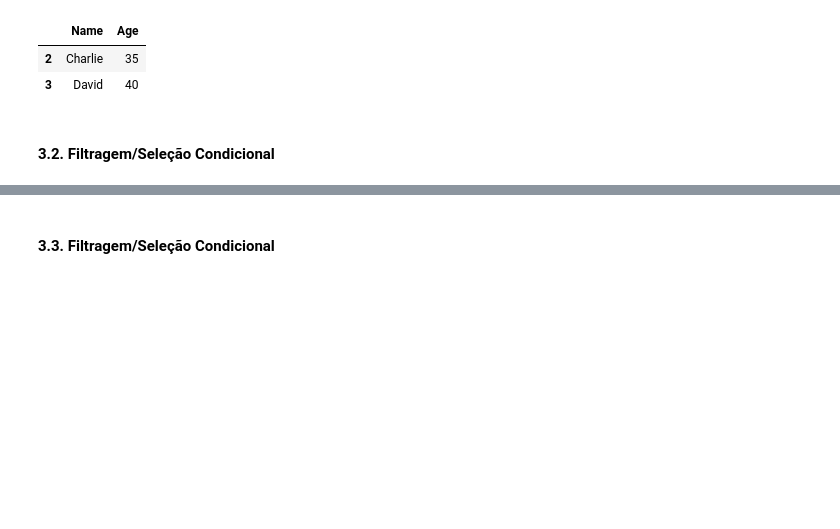
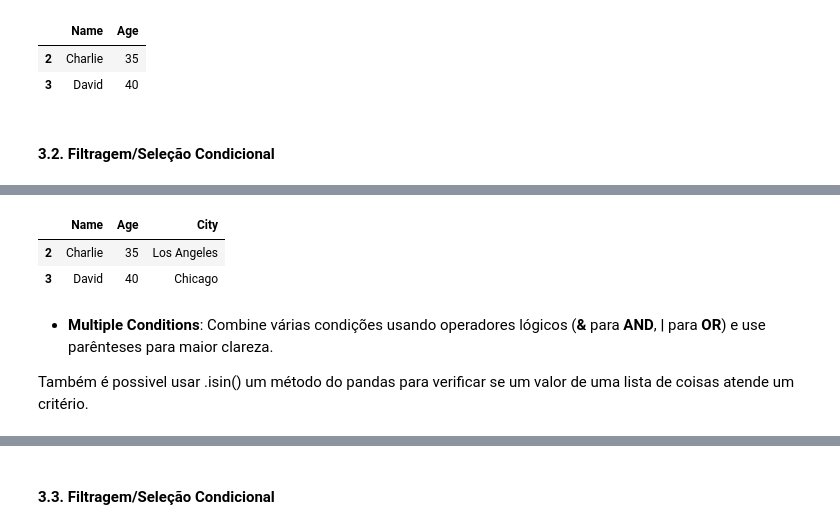
Before and after one commit to saulosgil/pandas_funcoes_basicas, a Jupyter notebook: pandas.ipynb, the cells around one changed output, grey strips where cells are left out. Drawn from its saved outputs; the diff is of its cells as text; code cells hidden in the pictures; blank space fills up the shorter version.

```diff
--- a/pandas.ipynb
+++ b/pandas.ipynb
@@ -388,0 +407,13 @@ df.iloc[2:4, 0:2]
+# %%
+boolean_mask = df['Age'] > 30 # Mascara com a condição idade > 30
+filtered_data = df[boolean_mask] # Aplica a mascara no df (repare que retorna o que é true)
+
+filtered_data.head()
+# %% [output]
+|  | Name | Age | City |
+| 2 | Charlie | 35 | Los Angeles |
+| 3 | David | 40 | Chicago |
+# %% [markdown]
+- ****Multiple Conditions****: Combine várias condições usando operadores lógicos (**&** para **AND**, **|** para **OR**) e use parênteses para maior clareza.
+
+Também é possivel usar .isin() um método do pandas para verificar se um valor de uma lista de coisas atende um critério.
```
Also changed, not shown: parts of 13 cells of this notebook.
